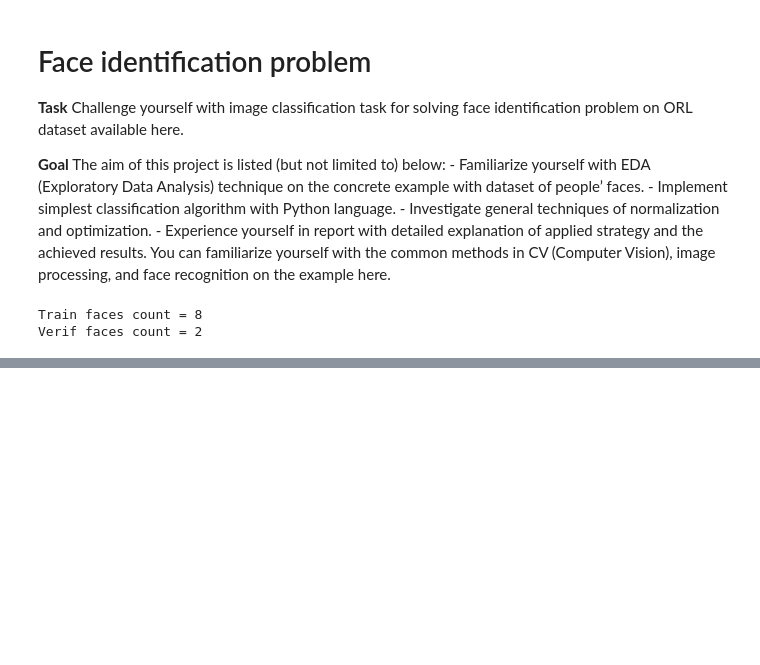
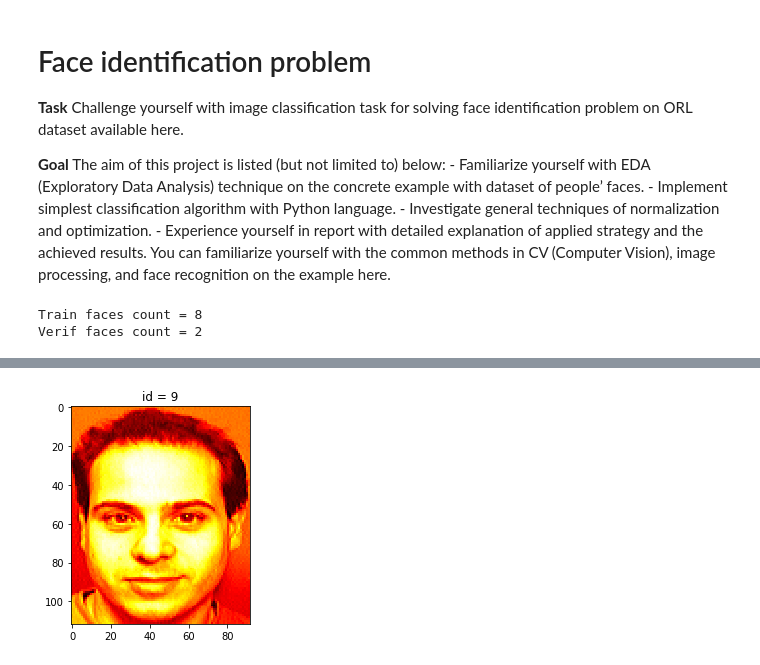
Before and after one commit to adminsolvve/ml_course, a Jupyter notebook: Week_2_FIP/Face_identification_problem.ipynb, the cells around one changed output, grey strips where cells are left out. Saved outputs shown, nothing was run; the diff lists cells and outputs as text; code cells hidden in the pictures; blank space fills up the shorter version.

```diff
--- a/Week_2_FIP/Face_identification_problem.ipynb
+++ b/Week_2_FIP/Face_identification_problem.ipynb
@@ -42,2 +78,11 @@ def load_datasets ():
+# %%
+def vector_to_image(vector):
+    image = vector.reshape(112,92)
+    return image
+
+def image_display (x,y,idx):
+    image = vector_to_image(x[idx])
+    plt.imshow(image, cmap='hot')
+    plt.title("id = " + str(y[idx]))
 # %%
 # Loading the data (faces)
@@ -44,0 +110,13 @@ load_datasets ()
+# %%
+X_train = X_train_orig.reshape(X_train_orig.shape[0], -1)
+X_verif = X_verif_orig.reshape(X_verif_orig.shape[0], -1)
+Y_train = Y_train_orig
+Y_verif = Y_verif_orig
+
+print ("X_train shape: " + str(X_train.shape))
+print ("Y_train shape: " + str(Y_train.shape))
+print ("X_verif shape: " + str(X_verif.shape))
+print ("Y_verif shape: " + str(Y_verif.shape))
+print ("sanity check after reshaping: ")
+print (X_train_orig[10, 0, 0:5])
+print (X_train[10, 0:5])
@@ -44,0 +131,6 @@ load_datasets ()
+# %%
+X_train  = X_train/255.
+X_verif  = X_verif/255.
+image_display(X_train,Y_train,71)
+# %% [output]
+[figure, added]
```
Also changed, not shown: parts of 9 cells of this notebook.
